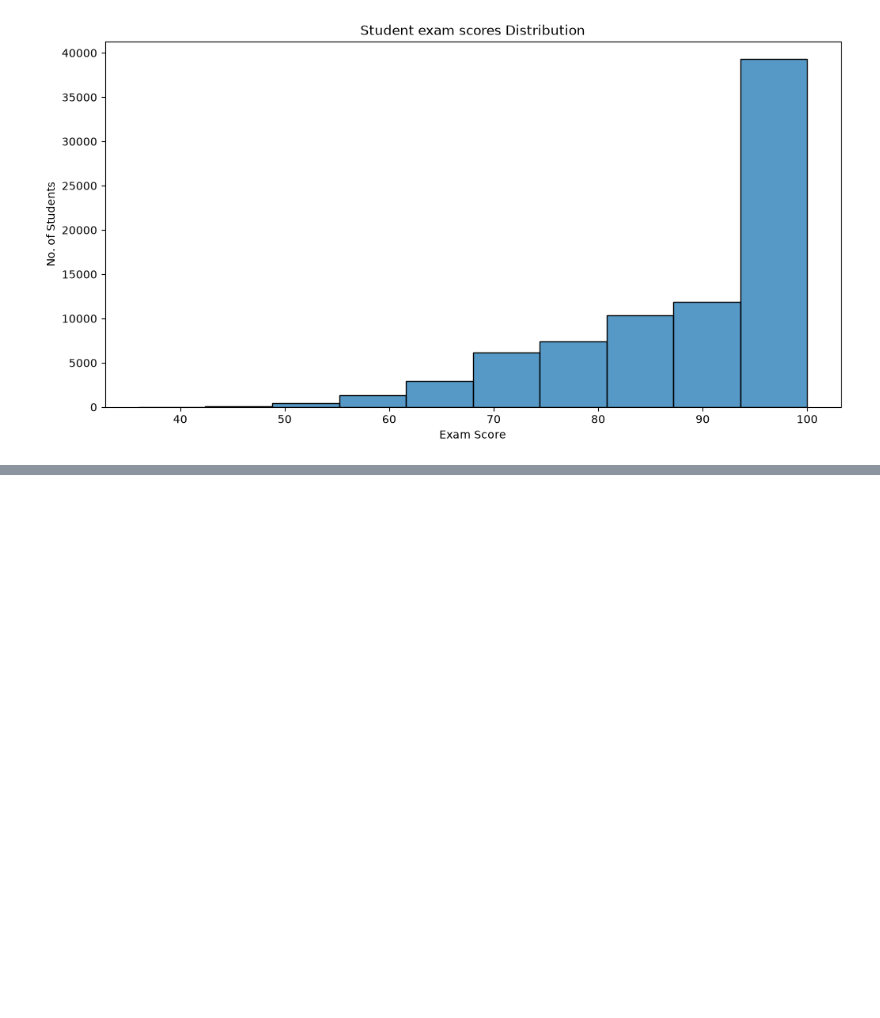
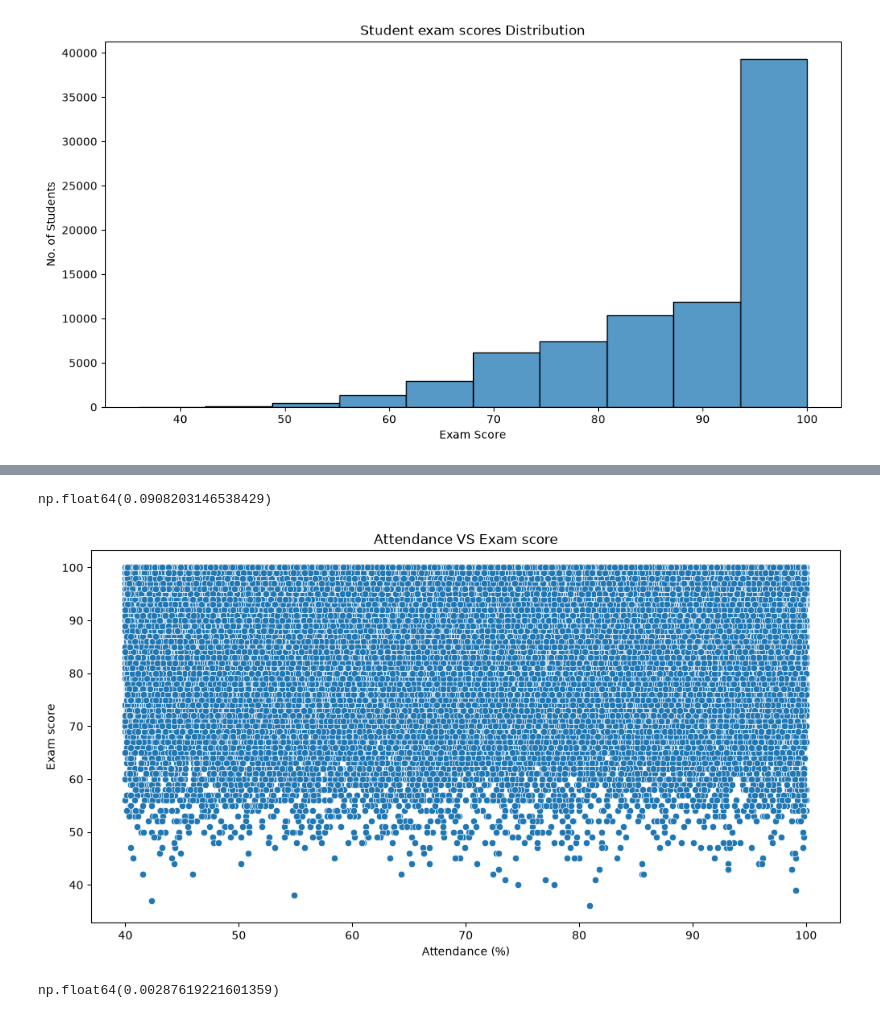
Before and after one commit to aaliya0704/Student-Performance-EDA, a Jupyter notebook: student_performance_analysis.ipynb, the cells around one changed output, grey strips where cells are left out. Cells and saved outputs as stored; diff of their text form; code cells hidden in the pictures; blank space fills up the shorter version.

```diff
--- a/student_performance_analysis.ipynb
+++ b/student_performance_analysis.ipynb
@@ -229,0 +291,31 @@ plt.show()
+# %%
+# CALCULATING THE CORRELATION BETWEEN SLEEP HOURS AND EXAM SCORE:
+# Q) How strong is the relationship between sleep hours and exam scores?
+df["sleep_hours"].corr(df["exam_score"])
+
+# No linear relationship between sleep hours and exam scores
+# %% [output]
+np.float64(0.0908203146538429)
+# %%
+# ANALYSING THE RELATIONSHIP BETWEEN ATTENDANCE AND EXAM SCORES:
+# Q) Do students with higher attendance tend to have higher exam scores?
+plt.figure(figsize=(12,6))
+sns.scatterplot(
+    x= ("attendance_percentage"),
+    y=("exam_score"),
+    data=df
+)
+
+plt.title("Attendance VS Exam score")
+plt.xlabel("Attendance (%)")
+plt.ylabel("Exam score")
+plt.show()
+# %% [output]
+[figure, added]
+# %%
+# CALCULATING THE CORRELATION BETWEEN ATTENDANCE AND EXAM SCORE:
+df["attendance_percentage"].corr(df["exam_score"])
+
+# No linear relationship between attendance precentage and exam score
+# %% [output]
+np.float64(0.00287619221601359)
```
Also changed, not shown: parts of 7 cells of this notebook.
